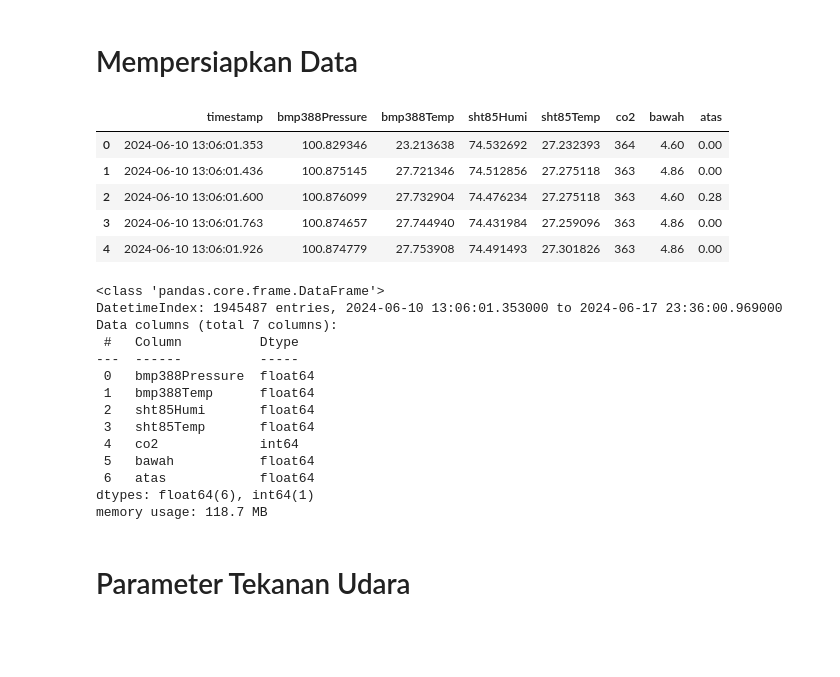
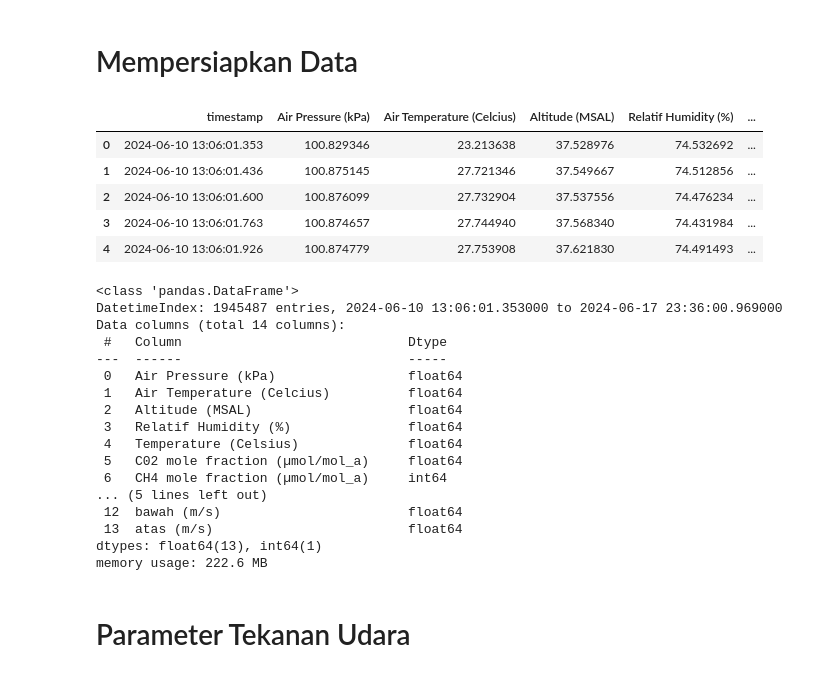
Before and after one commit to YopiAndriyansah/Tesis-Yopi-Andriyansah-MTE26, a Jupyter notebook: Code/Flux_Calculation.ipynb, the cells around one changed output. Cells and saved outputs as stored; diff of their text form; code cells hidden in the pictures; blank space fills up the shorter version.

```diff
--- a/Code/Flux_Calculation.ipynb
+++ b/Code/Flux_Calculation.ipynb
@@ -7,15 +7,17 @@ import numpy as np
 # Mempersiapkan Data
 # %%
 # Daca data csv
-df = pd.read_csv('E:/KP RAFI RIDHO RAMADHAN/data_juni_ST2_7D_clean.csv')
+df = pd.read_csv(r'E:\Tesis Yopi Andriyansah\Tesis-Yopi-Andriyansah-MTE26\Data/data_juni_ST2_7D_clean_new_yopi.csv')
 df.head()
+#E:/KP RAFI RIDHO RAMADHAN/data_juni_ST2_7D_clean.csv
+#E:\Tesis Yopi Andriyansah\Tesis-Yopi-Andriyansah-MTE26\Data/data_juni_ST2_7D_clean_new_yopi.csv
 # %% [output]
-|  | timestamp | bmp388Pressure | bmp388Temp | sht85Humi | sht85Temp | co2 | bawah | atas |
-| 0 | 2024-06-10 13:06:01.353 | 100.829346 | 23.213638 | 74.532692 | 27.232393 | 364 | 4.60 | 0.00 |
-| 1 | 2024-06-10 13:06:01.436 | 100.875145 | 27.721346 | 74.512856 | 27.275118 | 363 | 4.86 | 0.00 |
-| 2 | 2024-06-10 13:06:01.600 | 100.876099 | 27.732904 | 74.476234 | 27.275118 | 363 | 4.60 | 0.28 |
-| 3 | 2024-06-10 13:06:01.763 | 100.874657 | 27.744940 | 74.431984 | 27.259096 | 363 | 4.86 | 0.00 |
-| 4 | 2024-06-10 13:06:01.926 | 100.874779 | 27.753908 | 74.491493 | 27.301826 | 363 | 4.86 | 0.00 |
+|  | timestamp | Air Pressure (kPa) | Air Temperature (Celcius) | Altitude (MSAL) | Relatif Humidity (%) | ... |
+| 0 | 2024-06-10 13:06:01.353 | 100.829346 | 23.213638 | 37.528976 | 74.532692 | ... |
+| 1 | 2024-06-10 13:06:01.436 | 100.875145 | 27.721346 | 37.549667 | 74.512856 | ... |
+| 2 | 2024-06-10 13:06:01.600 | 100.876099 | 27.732904 | 37.537556 | 74.476234 | ... |
+| 3 | 2024-06-10 13:06:01.763 | 100.874657 | 27.744940 | 37.568340 | 74.431984 | ... |
+| 4 | 2024-06-10 13:06:01.926 | 100.874779 | 27.753908 | 37.621830 | 74.491493 | ... |
 # %%
 # Mengubah "Timestamp" menjadi indeks
 df['timestamp'] = pd.to_datetime(df['timestamp'])
@@ -24,20 +26,23 @@ df = df.sort_index()
 # %%
 df.info()
 # %% [output]
-<class 'pandas.core.frame.DataFrame'>
+<class 'pandas.DataFrame'>
 DatetimeIndex: 1945487 entries, 2024-06-10 13:06:01.353000 to 2024-06-17 23:36:00.969000
-Data columns (total 7 columns):
- #   Column          Dtype
----  ------          -----
- 0   bmp388Pressure  float64
- 1   bmp388Temp      float64
- 2   sht85Humi       float64
- 3   sht85Temp       float64
- 4   co2             int64
- 5   bawah           float64
- 6   atas            float64
-dtypes: float64(6), int64(1)
-memory usage: 118.7 MB
+Data columns (total 14 columns):
+ #   Column                             Dtype
+---  ------                             -----
+ 0   Air Pressure (kPa)                 float64
+ 1   Air Temperature (Celcius)          float64
+ 2   Altitude (MSAL)                    float64
+ 3   Relatif Humidity (%)               float64
+ 4   Temperature (Celsius)              float64
+ 5   C02 mole fraction (µmol/mol_a)     float64
+ 6   CH4 mole fraction (µmol/mol_a)     int64
+... (5 lines left out)
+ 12  bawah (m/s)                        float64
+ 13  atas (m/s)                         float64
+dtypes: float64(13), int64(1)
+memory usage: 222.6 MB
 # %% [markdown]
 # Parameter Tekanan Udara
 # %%
```
Also changed, not shown: parts of 2 cells of this notebook, 1 other file.
